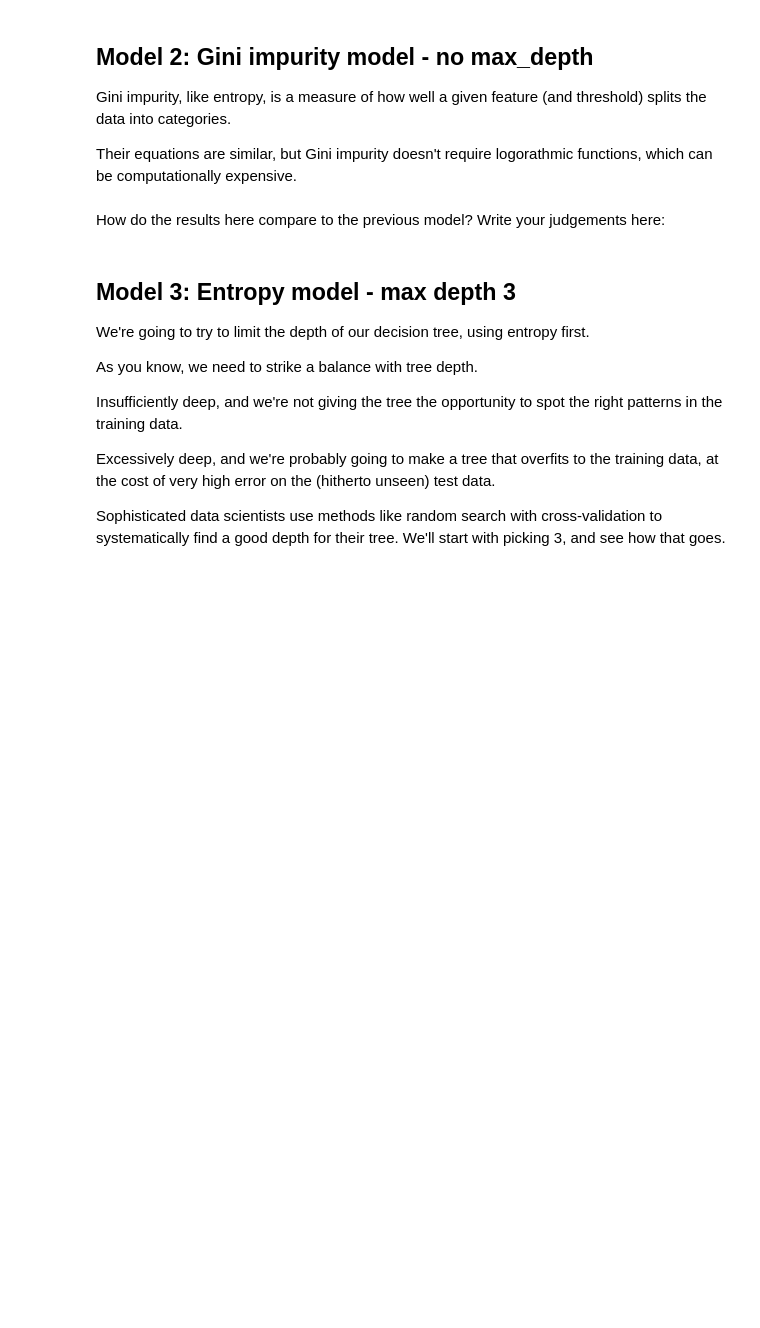
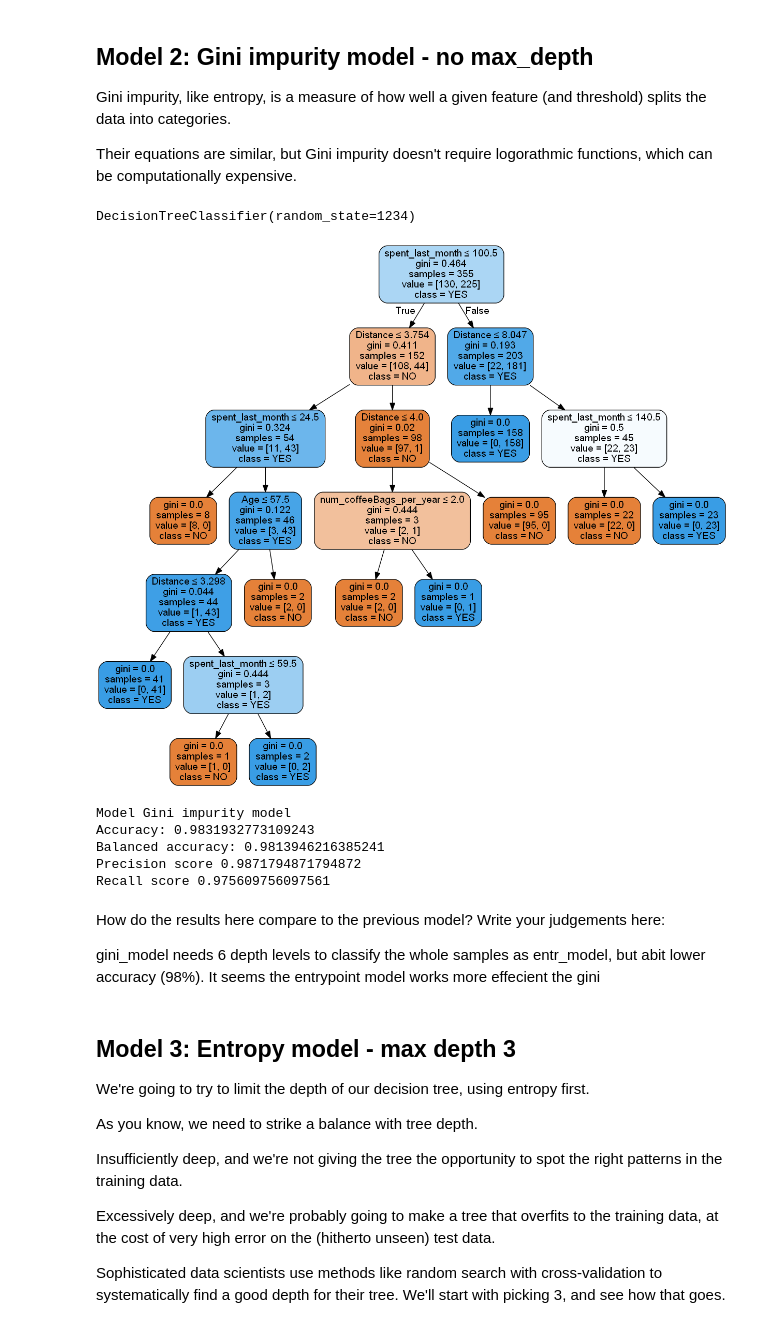
Before and after one commit to BinhKieu82/Springboard_NormProj, a Jupyter notebook: 14.3Springboard_Decision_Tree_Specialty_Coffee_Case_Study/Springboard Decision Tree Specialty Coffee Case Study - Tier 3.ipynb, the cells around one changed output. Drawn from its saved outputs; the diff is of its cells as text; code cells hidden in the pictures; blank space fills up the shorter version.

```diff
--- a/14.3Springboard_Decision_Tree_Specialty_Coffee_Case_Study/Springboard Decision Tree Specialty Coffee Case Study - Tier 3.ipynb
+++ b/14.3Springboard_Decision_Tree_Specialty_Coffee_Case_Study/Springboard Decision Tree Specialty Coffee Case Study - Tier 3.ipynb
@@ -359,16 +476,18 @@ Their equations are similar, but Gini impurity doesn't require logorathmic funct
 # %%
 # Make a variable called gini_model, and assign it exactly what you assigned entr_model with above, but with the
 # criterion changed to 'gini'
-_ _ _
+gini_model = tree.DecisionTreeClassifier(criterion="gini", random_state = 1234)
 
 # Call fit() on the gini_model as you did with the entr_model
-_ _ _
+gini_model.fit(X_train,y_train)
 
 # Call predict() on the gini_model as you did with the entr_model
-_ _ _
+y_pred_g = gini_model.predict(X_test)
 
 # Turn y_pred into a series, as before
-_ _ _
+y_pred_g = pd.Series(y_pred_g)
 
 # Check out gini_model
-_ _ _
+gini_model
+# %% [output]
+DecisionTreeClassifier(random_state=1234)
@@ -382,12 +494,34 @@ _ _ _
+# %%
+# As before, but make the model name gini_model
+dot_data_g = StringIO()
+
+# We can do so with export_graphviz
+tree.export_graphviz(gini_model, out_file=dot_data_g,
+                filled=True, rounded=True,
+                special_characters=True, feature_names=X_train.columns,class_names = ["NO", "YES"])
+
+# Alternatively for class_names use gini_model.classes_
+graph_g = pydotplus.graph_from_dot_data(dot_data_g.getvalue())
+Image(graph_g.create_png())
+# %% [output]
+[figure, added]
 # %%
 # Run this block for model evaluation
 print("Model Gini impurity model")
-print("Accuracy:", metrics.accuracy_score(y_test,y_pred))
-print("Balanced accuracy:", metrics.balanced_accuracy_score(y_test,y_pred))
-print('Precision score' , metrics.precision_score(y_test,y_pred, pos_label = "YES"))
-print('Recall score' , metrics.recall_score(y_test,y_pred, pos_label = "NO"))
+print("Accuracy:", metrics.accuracy_score(y_test,y_pred_g))
+print("Balanced accuracy:", metrics.balanced_accuracy_score(y_test,y_pred_g))
+print('Precision score' , metrics.precision_score(y_test,y_pred_g, pos_label = "Yes"))
+print('Recall score' , metrics.recall_score(y_test,y_pred_g, pos_label = "No"))
+# %% [output]
+Model Gini impurity model
+Accuracy: 0.9831932773109243
+Balanced accuracy: 0.9813946216385241
+Precision score 0.9871794871794872
+Recall score 0.975609756097561
 # %% [markdown]
 How do the results here compare to the previous model? Write your judgements here:
+
+gini_model needs 6 depth levels to classify the whole samples as entr_model, but abit lower accuracy (98%). It seems the entrypoint model works more effecient the gini
 # %% [markdown]
 ## Model 3: Entropy model - max depth 3
 We're going to try to limit the depth of our decision tree, using entropy first.
```
Also changed, not shown: parts of 53 cells of this notebook.
